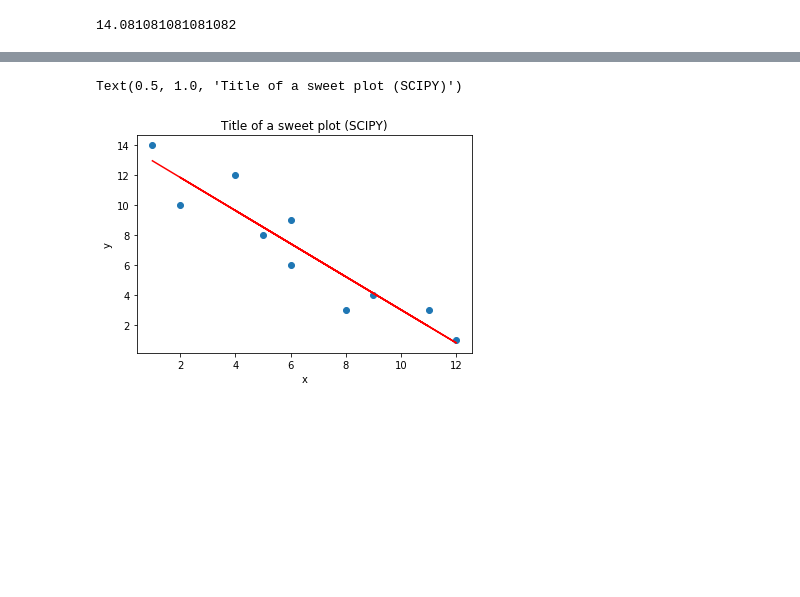
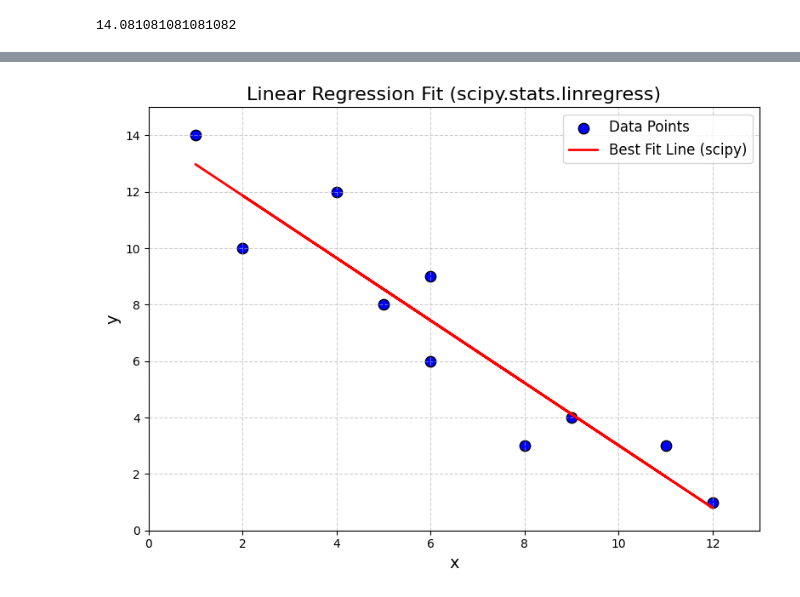
Before and after one commit to cascadiaquakes/cores2code, a Jupyter notebook: notebooks/5_leastsquares.ipynb, the cells around one changed output, grey strips where cells are left out. Cells and saved outputs as stored; diff of their text form; code cells hidden in the pictures; blank space fills up the shorter version.

```diff
--- a/notebooks/5_leastsquares.ipynb
+++ b/notebooks/5_leastsquares.ipynb
@@ -71,15 +128,20 @@ LinregressResult(slope=-1.1064189189189186, intercept=14.08108108108108, rvalue=
-# %%
-## Data
-plt.scatter(x,y)
-
-## plot best fit line (y = mx + b)
-bestfitting_y = lst_squares[0]*x + lst_squares[1]
-plt.plot(x,bestfitting_y,color='red')
-
-## Let's put some labels
-plt.xlabel('x')
-plt.ylabel('y')
-plt.title('Title of a sweet plot (SCIPY)')
-# %% [output]
-Text(0.5, 1.0, 'Title of a sweet plot (SCIPY)')
-[figure, removed]
+# %%
+## Data
+plt.figure(figsize=(8,6))
+plt.scatter(x, y, color='blue', label='Data Points', s=80, edgecolor='k')
+
+## plot best fit line (y = mx + b)
+bestfitting_y_scipy = lst_squares.slope * x + lst_squares.intercept
+plt.plot(x, bestfitting_y_scipy, color='red', linewidth=2, label='Best Fit Line (scipy)')
+
+## Add labels, title, legend, and grid
+plt.xlabel('x', fontsize=14)
+plt.ylabel('y', fontsize=14)
+plt.title('Linear Regression Fit (scipy.stats.linregress)', fontsize=16)
+plt.legend(fontsize=12)
+plt.grid(True, linestyle='--', alpha=0.6)
+plt.xlim(0, 13)
+plt.ylim(0, 15)
+plt.tight_layout()
+# %% [output]
+[figure, added]
```
Also changed, not shown: parts of 8 cells of this notebook.
